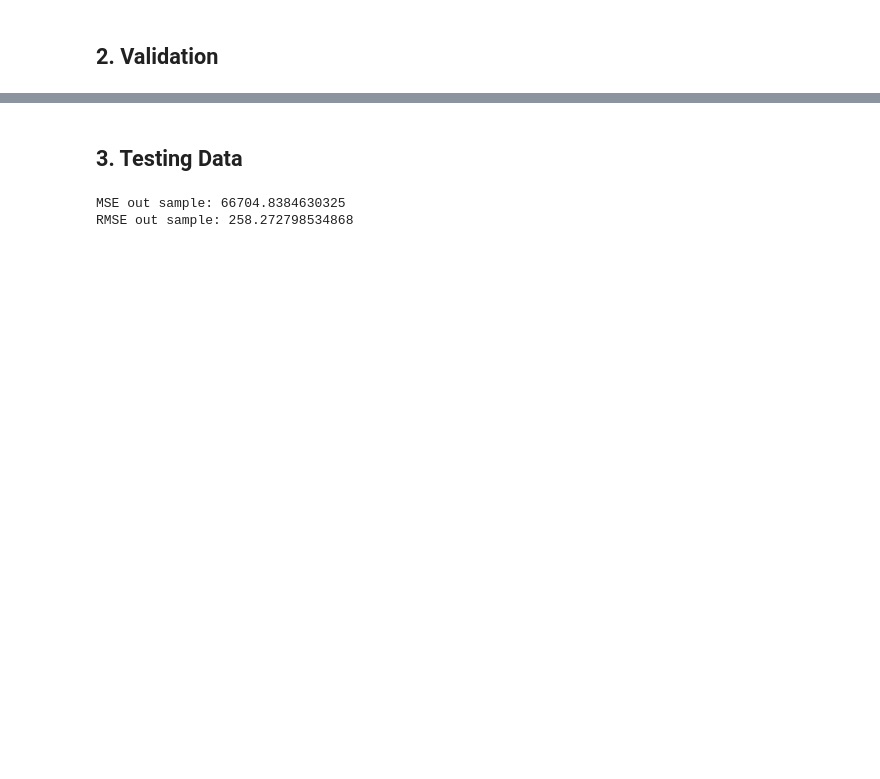
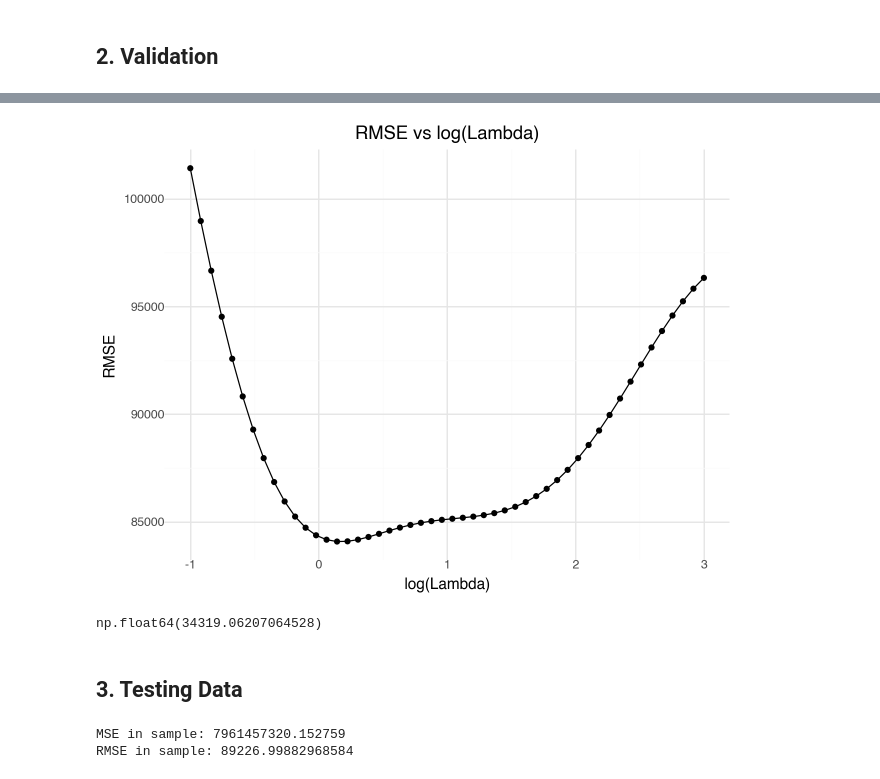
Before and after one commit to advanced-computing/fred-naga-lab2, a Jupyter notebook: regression_item.ipynb, the cells around one changed output, grey strips where cells are left out. Saved outputs shown, nothing was run; the diff lists cells and outputs as text; code cells hidden in the pictures; blank space fills up the shorter version.

```diff
--- a/regression_item.ipynb
+++ b/regression_item.ipynb
@@ -205,7 +207,7 @@ X.shape
 # %% [output]
 (2149, 4529)
 # %%
-X_train, X_test, X_valid, y_train, y_test, y_valid = train_test_valid_split(X, y)
+X_train, X_valid, X_test, y_train, y_valid, y_test = train_valid_test_split(X, y)
 # %%
 print(X_train.shape)
 print(y_train.shape[0])
@@ -248,6 +250,10 @@ feat_list = list(X_raw[0].keys())
 feat = np.array(feat_list)
 beta_hat_1_labeled = np.column_stack((feat, beta_hat_1))
 np.savetxt("data/beta_hat_1_labeled.csv", beta_hat_labeled, fmt="%s", delimiter=",")
+beta_hat_1_labeled_dict = {str(row[0]): float(row[1]) for row in beta_hat_1_labeled}
+
+with open('beta_hat_1_labeled.json', 'w') as f:
+    json.dump(beta_hat_1_labeled_dict, f, indent=2)
 
 y_hat_train = predict(X_train, beta_hat_1)
 mse_train = mean_squared_error(y_hat_train, y_train)
@@ -302,35 +308,45 @@ for lam in lambda_range:
 # %%
-
 df_rmse = pd.DataFrame({
-    'lambda': np.arange(0.1, 51, 0.5),
+    'lambda': lambda_range,
+    'log_lambda': np.log10(lambda_range),
     'rmse': rmse_list
 })
 
 plot = (
-    p9.ggplot(df_rmse, p9.aes(x='lambda', y='rmse')) +
-    p9.geom_line() +
-    p9.geom_point(size=1) +
-    p9.labs(title='RMSE vs Lambda', x='Lambda', y='RMSE') +
-    p9.theme_minimal()
+    p9.ggplot(df_rmse, p9.aes(x='log_lambda', y='rmse'))
+    + p9.geom_line()
+    + p9.geom_point(size=1.5)
+    + p9.labs(
+        title='RMSE vs log(Lambda)',
+        x='log(Lambda)',
+        y='RMSE'
+    )
+    + p9.theme_minimal()
 )
+
 plot
+# %% [output]
+[figure, added]
+# %%
+df_rmse['rmse'].min()
+# %% [output]
+np.float64(34319.06207064528)
 # %% [markdown]
 ## 3. Testing Data
 # %%
 X_test, y_test = recenter(X_test, y_test)
-beta_hat_test = ridge(X_test, y_test, fLambda=1)
+beta_hat_test = ridge(X_train, y_train, fLambda=152)
 
-removed_cols, original_cols = get_removed_col_indices(X_test)
 feat_list = list(X_raw[0].keys())
-final_cols_test = remove_features(feat_list, removed_cols)
-beta_hat_test_labeled = np.column_stack((final_cols_test, beta_hat_test))
-np.savetxt("beta_hat_test_labeled.csv", beta_hat_test_labeled, fmt="%s", delimiter=",")
+feat = np.array(feat_list)
+beta_hat_test_labeled = np.column_stack((feat, beta_hat_test))
+np.savetxt("data/beta_hat_test_labeled.csv", beta_hat_test_labeled, fmt="%s", delimiter=",")
 
 y_hat_test = predict(X_test, beta_hat_test)
 mse_test = mean_squared_error(y_hat_test, y_test)
 rmse_test = np.sqrt(mse_test)
-print('MSE out sample:', mse_test)
-print('RMSE out sample:', rmse_test)
+print('MSE in sample:', mse_test)
+print('RMSE in sample:', rmse_test)
 # %% [output]
-MSE out sample: 66704.8384630325
-RMSE out sample: 258.272798534868
+MSE in sample: 7961457320.152759
+RMSE in sample: 89226.99882968584
```
Also changed, not shown: parts of 7 cells of this notebook, 5 other files.
